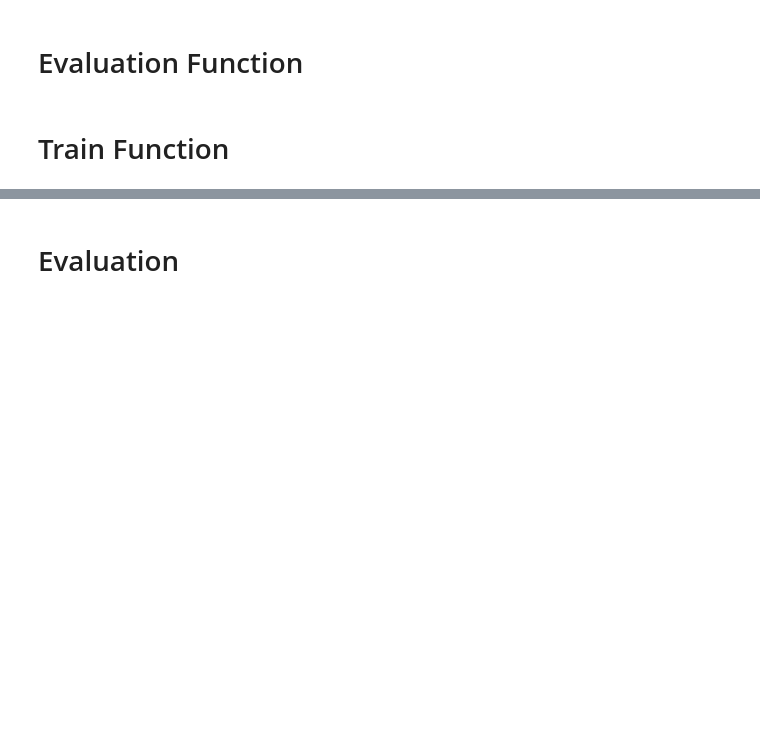
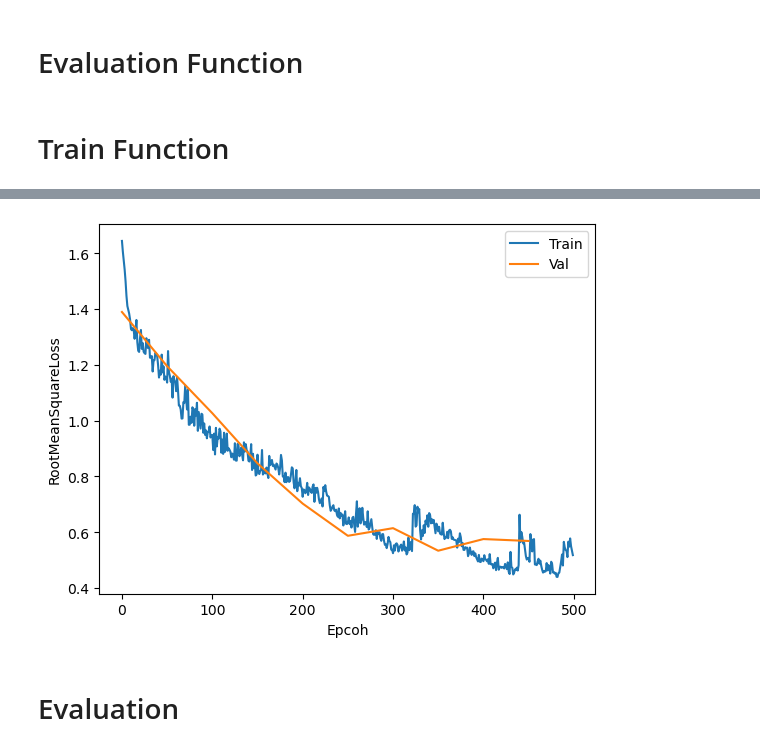
Before and after one commit to YC0806/2023-Yuchen, a Jupyter notebook: TGAE2_GRUConv_Batched_GIN.ipynb, the cells around one changed output, grey strips where cells are left out. Cells and saved outputs as stored; diff of their text form; code cells hidden in the pictures; blank space fills up the shorter version.

```diff
--- a/TGAE2_GRUConv_Batched_GIN.ipynb
+++ b/TGAE2_GRUConv_Batched_GIN.ipynb
@@ -1154,3 +1094,13 @@ torch.save(model,f"TGAE2_GRUConv_{GLOBAL_EPOCH}_{np.mean(history_train_list[-1])
+# %%
+plt.plot(np.arange(0,len(history_train_list)), history_train_list,label="Train")
+plt.plot(np.arange(0,len(history_train_list), 50), history_val_list,label="Val")
+# plt.xticks(np.arange(0,len(history_val_list)+1,10), np.arange(0,len(history_val_list)*50+1,100))
+plt.ylabel("RootMeanSquareLoss")
+plt.xlabel("Epcoh")
+plt.legend()
+plt.savefig(f'GRUConv_GIN_{GLOBAL_EPOCH}_{np.mean(history_train_list[-1]):.4f}_{np.mean(history_val_list[-1]):.4f}.png')
+# %% [output]
+[figure, added]
 # %%
 # history_train, history_val = train_function(50)
 # history_train_list += history_train
```
Also changed, not shown: parts of 12 cells of this notebook.
